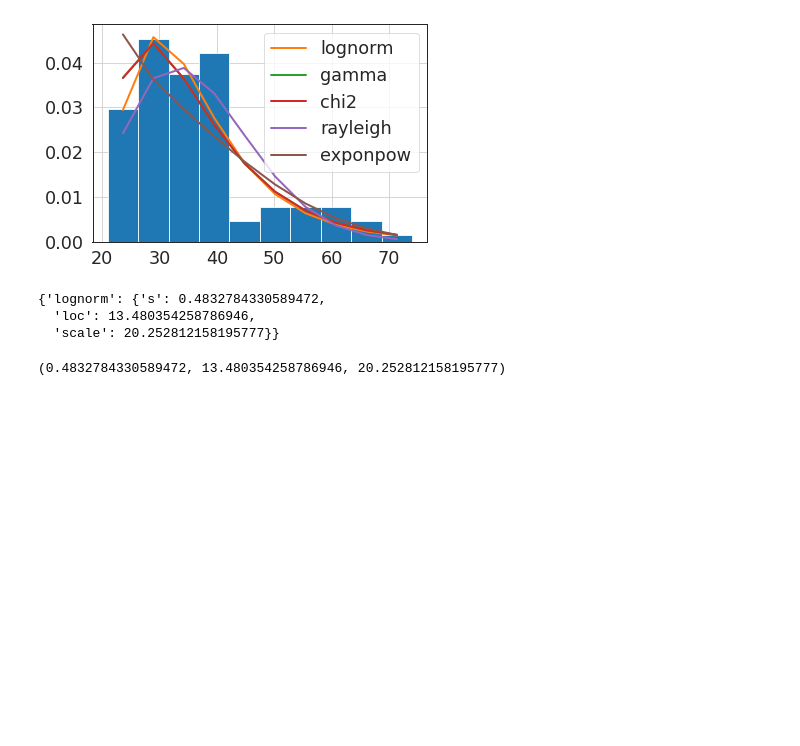
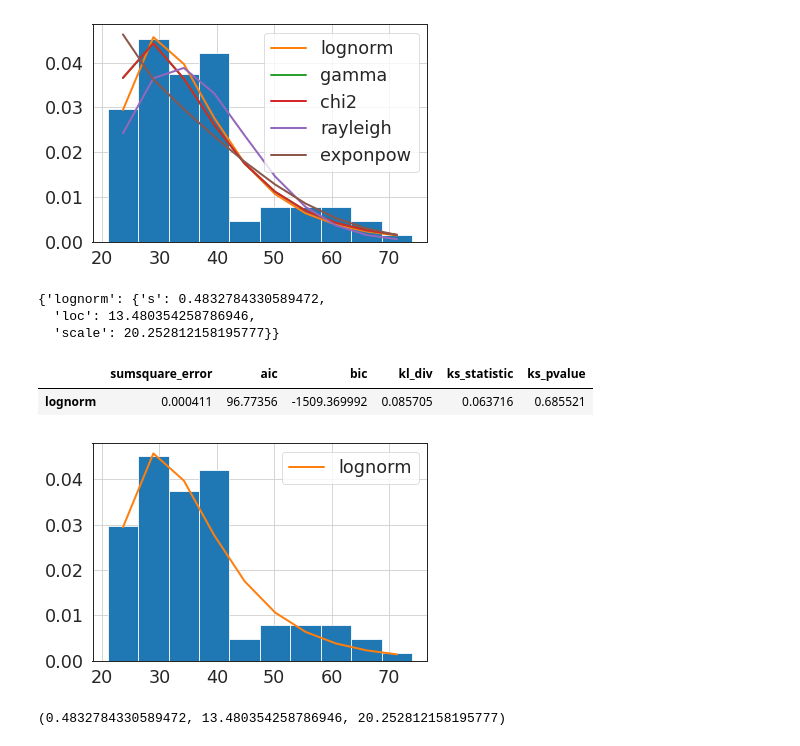
Before and after one commit to redhat-et/optimal-stopping-point-tool, a Jupyter notebook: notebooks/test_distributions.ipynb, the cells around one changed output. Saved outputs shown, nothing was run; the diff lists cells and outputs as text; code cells hidden in the pictures; blank space fills up the shorter version.

```diff
--- a/notebooks/test_distributions.ipynb
+++ b/notebooks/test_distributions.ipynb
@@ -93,6 +109,15 @@ best_passing_dist
 {'lognorm': {'s': 0.4832784330589472,
   'loc': 13.480354258786946,
   'scale': 20.252812158195777}}
+# %%
+p = Fitter(pass_run_duration,
+           distributions=best_passing_dist, bins =10)
+p.fit()
+p.summary()
+# %% [output]
+|  | sumsquare_error | aic | bic | kl_div | ks_statistic | ks_pvalue |
+| lognorm | 0.000411 | 96.77356 | -1509.369992 | 0.085705 | 0.063716 | 0.685521 |
+[figure, added]
 # %%
 p_dist = list(best_passing_dist.keys())[0]
 # %%
```
Also changed, not shown: parts of 10 cells of this notebook.
